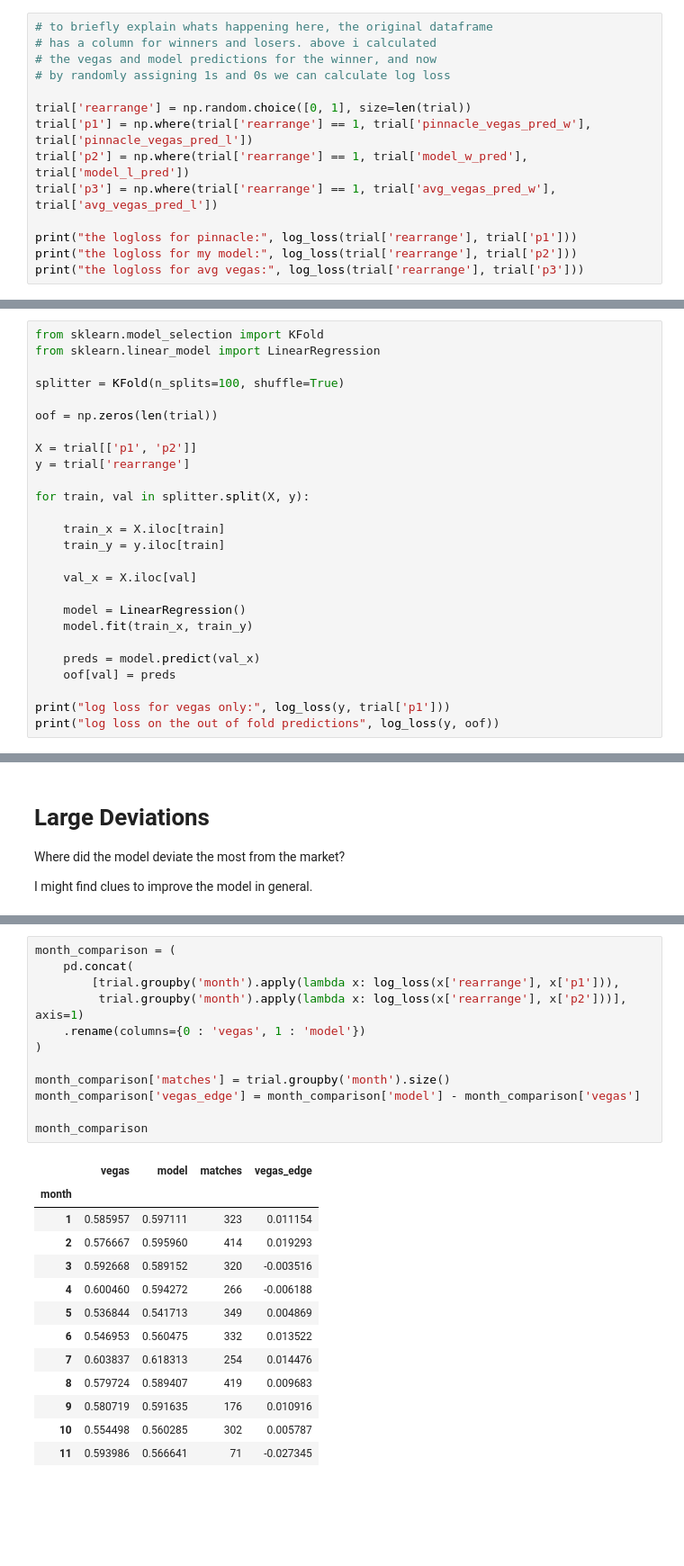
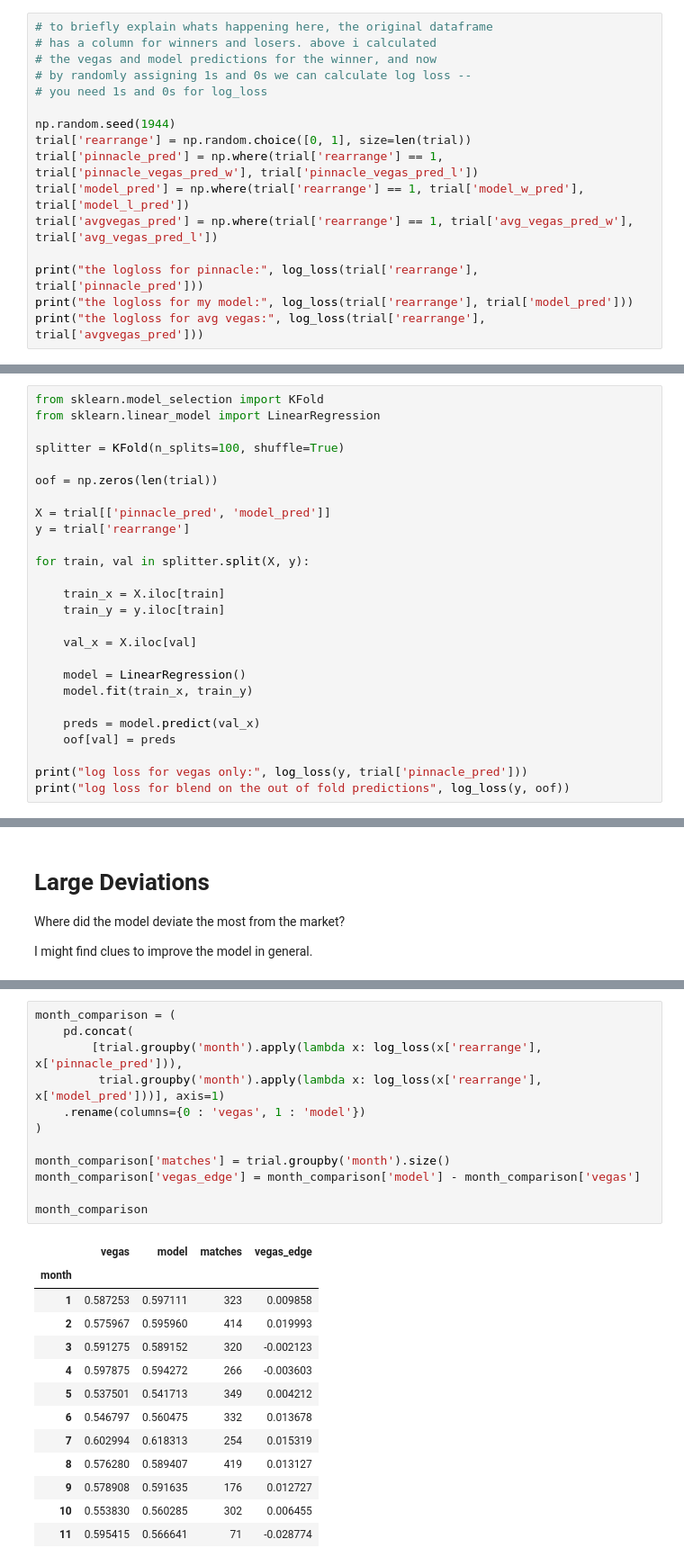
Before and after one commit to yaobviously/tennis_elo, a Jupyter notebook: notebooks/model_preds_vs_book.ipynb, the cells around one changed output, grey strips where cells are left out. Shown at 90% size. Cells and saved outputs as stored; diff of their text form; blank space fills up the shorter version.

```diff
--- a/notebooks/model_preds_vs_book.ipynb
+++ b/notebooks/model_preds_vs_book.ipynb
@@ -126,14 +126,16 @@ print(trial.shape)
 # to briefly explain whats happening here, the original dataframe
 # has a column for winners and losers. above i calculated
 # the vegas and model predictions for the winner, and now
-# by randomly assigning 1s and 0s we can calculate log loss
+# by randomly assigning 1s and 0s we can calculate log loss --
+# you need 1s and 0s for log_loss
 
+np.random.seed(1944)
 trial['rearrange'] = np.random.choice([0, 1], size=len(trial))
-trial['p1'] = np.where(trial['rearrange'] == 1, trial['pinnacle_vegas_pred_w'], trial['pinnacle_vegas_pred_l'])
-trial['p2'] = np.where(trial['rearrange'] == 1, trial['model_w_pred'], trial['model_l_pred'])
-trial['p3'] = np.where(trial['rearrange'] == 1, trial['avg_vegas_pred_w'], trial['avg_vegas_pred_l'])
+trial['pinnacle_pred'] = np.where(trial['rearrange'] == 1, trial['pinnacle_vegas_pred_w'], trial['pinnacle_vegas_pred_l'])
+trial['model_pred'] = np.where(trial['rearrange'] == 1, trial['model_w_pred'], trial['model_l_pred'])
+trial['avgvegas_pred'] = np.where(trial['rearrange'] == 1, trial['avg_vegas_pred_w'], trial['avg_vegas_pred_l'])
 
-print("the logloss for pinnacle:", log_loss(trial['rearrange'], trial['p1']))
-print("the logloss for my model:", log_loss(trial['rearrange'], trial['p2']))
-print("the logloss for avg vegas:", log_loss(trial['rearrange'], trial['p3']))
+print("the logloss for pinnacle:", log_loss(trial['rearrange'], trial['pinnacle_pred']))
+print("the logloss for my model:", log_loss(trial['rearrange'], trial['model_pred']))
+print("the logloss for avg vegas:", log_loss(trial['rearrange'], trial['avgvegas_pred']))
 # %% [output]
@@ -230,7 +234,7 @@ splitter = KFold(n_splits=100, shuffle=True)
 
 oof = np.zeros(len(trial))
 
-X = trial[['p1', 'p2']]
+X = trial[['pinnacle_pred', 'model_pred']]
 y = trial['rearrange']
 
 for train, val in splitter.split(X, y):
@@ -246,6 +250,6 @@ for train, val in splitter.split(X, y):
     preds = model.predict(val_x)
     oof[val] = preds
 
-print("log loss for vegas only:", log_loss(y, trial['p1']))
-print("log loss on the out of fold predictions", log_loss(y, oof))
+print("log loss for vegas only:", log_loss(y, trial['pinnacle_pred']))
+print("log loss for blend on the out of fold predictions", log_loss(y, oof))
 # %% [output]
@@ -312,26 +315,26 @@ plt.show()
 # %%
 month_comparison = (
     pd.concat(
-        [trial.groupby('month').apply(lambda x: log_loss(x['rearrange'], x['p1'])),
-         trial.groupby('month').apply(lambda x: log_loss(x['rearrange'], x['p2']))], axis=1)
+        [trial.groupby('month').apply(lambda x: log_loss(x['rearrange'], x['pinnacle_pred'])),
+         trial.groupby('month').apply(lambda x: log_loss(x['rearrange'], x['model_pred']))], axis=1)
     .rename(columns={0 : 'vegas', 1 : 'model'})
 )
 
 month_comparison['matches'] = trial.groupby('month').size()
 month_comparison['vegas_edge'] = month_comparison['model'] - month_comparison['vegas']
 
 month_comparison
 # %% [output]
 |  | vegas | model | matches | vegas_edge |
 | month |  |  |  |  |
-| 1 | 0.585957 | 0.597111 | 323 | 0.011154 |
-| 2 | 0.576667 | 0.595960 | 414 | 0.019293 |
-| 3 | 0.592668 | 0.589152 | 320 | -0.003516 |
-| 4 | 0.600460 | 0.594272 | 266 | -0.006188 |
-| 5 | 0.536844 | 0.541713 | 349 | 0.004869 |
-| 6 | 0.546953 | 0.560475 | 332 | 0.013522 |
-| 7 | 0.603837 | 0.618313 | 254 | 0.014476 |
-| 8 | 0.579724 | 0.589407 | 419 | 0.009683 |
-| 9 | 0.580719 | 0.591635 | 176 | 0.010916 |
-| 10 | 0.554498 | 0.560285 | 302 | 0.005787 |
-| 11 | 0.593986 | 0.566641 | 71 | -0.027345 |
+| 1 | 0.587253 | 0.597111 | 323 | 0.009858 |
+| 2 | 0.575967 | 0.595960 | 414 | 0.019993 |
+| 3 | 0.591275 | 0.589152 | 320 | -0.002123 |
+| 4 | 0.597875 | 0.594272 | 266 | -0.003603 |
+| 5 | 0.537501 | 0.541713 | 349 | 0.004212 |
+| 6 | 0.546797 | 0.560475 | 332 | 0.013678 |
+| 7 | 0.602994 | 0.618313 | 254 | 0.015319 |
+| 8 | 0.576280 | 0.589407 | 419 | 0.013127 |
+| 9 | 0.578908 | 0.591635 | 176 | 0.012727 |
+| 10 | 0.553830 | 0.560285 | 302 | 0.006455 |
+| 11 | 0.595415 | 0.566641 | 71 | -0.028774 |
```
Also changed, not shown: parts of 17 cells of this notebook.
